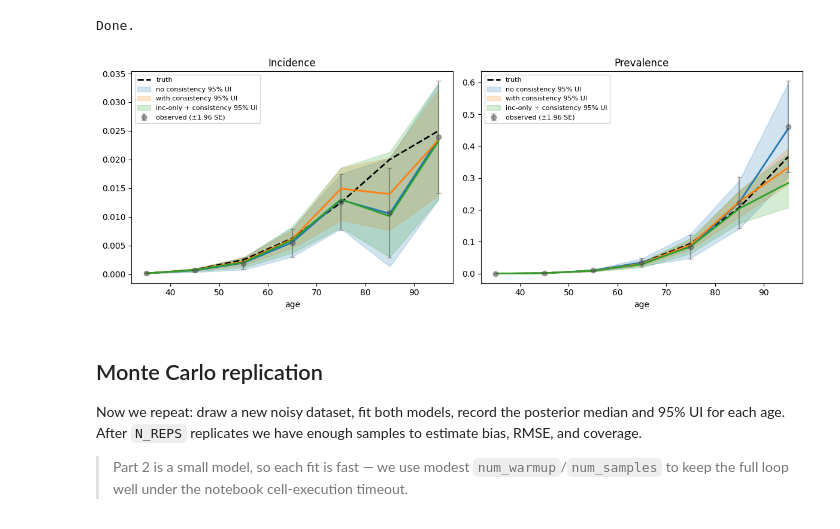
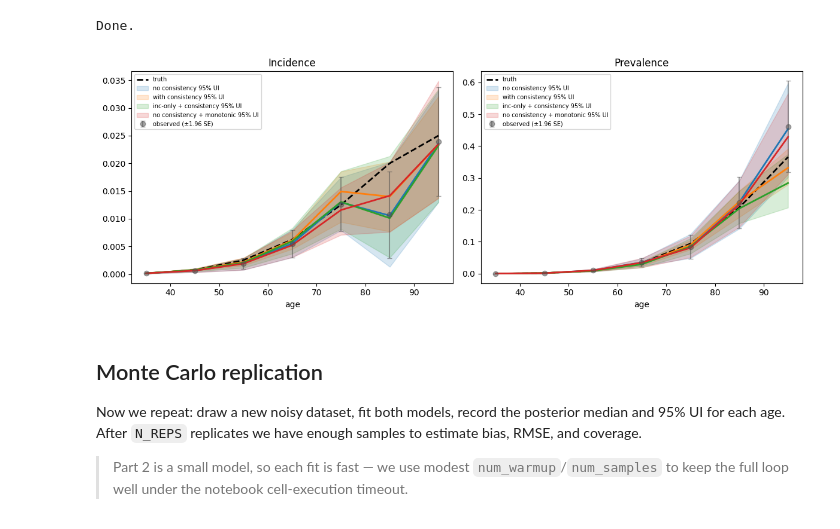
Before and after one commit to ihmeuw/vivarium_csu_alzheimers, a Jupyter notebook: notebooks/consistent_fit_accuracy.ipynb, the cells around one changed output. Drawn from its saved outputs; the diff is of its cells as text; code cells hidden in the pictures.

```diff
--- a/notebooks/consistent_fit_accuracy.ipynb
+++ b/notebooks/consistent_fit_accuracy.ipynb
@@ -186,14 +216,16 @@ def simulate_dataset(seed):
 
 def fit(model_fn, obs_prev, obs_inc, seed, num_warmup=150, num_samples=150):
     # init_to_value silently ignores keys that are not sample sites in the
-    # given model, so this one dict works for all three models (the
-    # inc-only model's sample site is "prev_rest" instead of "prev").
+    # given model, so this one dict works for all four models (inc-only
+    # uses "prev_rest"; the monotonic model uses "inc_deltas" / "prev_deltas").
     kernel = infer.NUTS(
         model_fn,
         init_strategy=infer.init_to_value(values={
             "prev": jnp.ones(n_ages) * 0.05,
             "prev_rest": jnp.ones(n_ages - 1) * 0.05,
             "inc": jnp.ones(n_ages) * 0.01,
+            "inc_deltas": jnp.ones(n_ages) * 0.01,
+            "prev_deltas": jnp.ones(n_ages - 1) * 0.01,
         }),
     )
     mcmc = infer.MCMC(
@@ -204,9 +236,10 @@ def fit(model_fn, obs_prev, obs_inc, seed, num_warmup=150, num_samples=150):
     return mcmc.get_samples()
 # %%
 obs_prev_1, obs_inc_1 = simulate_dataset(seed=0)
-samples_no  = fit(model_no_consistency,          obs_prev_1, obs_inc_1, seed=11)
-samples_yes = fit(model_with_consistency,        obs_prev_1, obs_inc_1, seed=12)
-samples_inc = fit(model_inc_only_with_consistency, obs_prev_1, obs_inc_1, seed=13)
+samples_no   = fit(model_no_consistency,           obs_prev_1, obs_inc_1, seed=11)
+samples_yes  = fit(model_with_consistency,         obs_prev_1, obs_inc_1, seed=12)
+samples_inc  = fit(model_inc_only_with_consistency, obs_prev_1, obs_inc_1, seed=13)
+samples_mono = fit(model_no_consistency_monotonic, obs_prev_1, obs_inc_1, seed=14)
 
 def summarise(samples, name):
     med = np.median(samples[name], axis=0)
@@ -220,35 +253,41 @@ prev_yes = summarise(samples_yes, "prev")
 inc_yes  = summarise(samples_yes, "inc")
 prev_inc_only = summarise(samples_inc, "prev")
 inc_inc_only  = summarise(samples_inc, "inc")
+prev_mono = summarise(samples_mono, "prev")
+inc_mono  = summarise(samples_mono, "inc")
 print("Done.")
 # %% [output]
 Done.
 # %%
+SERIES = [
+    ("C0", "no consistency",         prev_no,       inc_no),
+    ("C1", "with consistency",       prev_yes,      inc_yes),
+    ("C2", "inc-only + consistency", prev_inc_only, inc_inc_only),
+    ("C3", "no consistency + monotonic", prev_mono, inc_mono),
+]
+
 fig, axes = plt.subplots(1, 2, figsize=(12, 4.5))
-
-for ax, (truth, obs, (med_n, lo_n, hi_n), (med_y, lo_y, hi_y),
-        (med_i, lo_i, hi_i), title, obs_se) in zip(
+for ax, (truth, obs, title, obs_se, prev_or_inc_idx) in zip(
     axes,
     [
-        (true_inc,  obs_inc_1,  inc_no,  inc_yes,  inc_inc_only,  "Incidence",  obs_inc_se),
-        (true_prev, obs_prev_1, prev_no, prev_yes, prev_inc_only, "Prevalence", obs_prev_se),
+        (true_inc,  obs_inc_1,  "Incidence",  obs_inc_se,  3),
+        (true_prev, obs_prev_1, "Prevalence", obs_prev_se, 2),
     ],
 ):
     ax.errorbar(ages, obs, yerr=1.96*obs_se, fmt='o', color='0.3',
                 alpha=0.5, capsize=3, label='observed (±1.96 SE)')
     ax.plot(ages, truth, 'k--', lw=2, label='truth')
-    ax.fill_between(ages, lo_n, hi_n, alpha=0.20, color='C0', label='no consistency 95% UI')
-    ax.plot(ages, med_n, color='C0', lw=2)
-    ax.fill_between(ages, lo_y, hi_y, alpha=0.20, color='C1', label='with consistency 95% UI')
-    ax.plot(ages, med_y, color='C1', lw=2)
-    ax.fill_between(ages, lo_i, hi_i, alpha=0.20, color='C2', label='inc-only + consistency 95% UI')
-    ax.plot(ages, med_i, color='C2', lw=2)
+    for color, label, prev_tuple, inc_tuple in SERIES:
+        med, lo, hi = inc_tuple if prev_or_inc_idx == 3 else prev_tuple
+        ax.fill_between(ages, lo, hi, alpha=0.18, color=color,
+                        label=f'{label} 95% UI')
+        ax.plot(ages, med, color=color, lw=2)
     ax.set_title(title); ax.set_xlabel('age')
-    ax.legend(loc='upper left', fontsize=8)
+    ax.legend(loc='upper left', fontsize=7)
 
 plt.tight_layout(); plt.show()
 # %% [output]
-[figure, old version]
+[figure, new version]
 # %% [markdown]
 ## Monte Carlo replication
 
```
Also changed, not shown: parts of 9 cells of this notebook, 1 other file.
